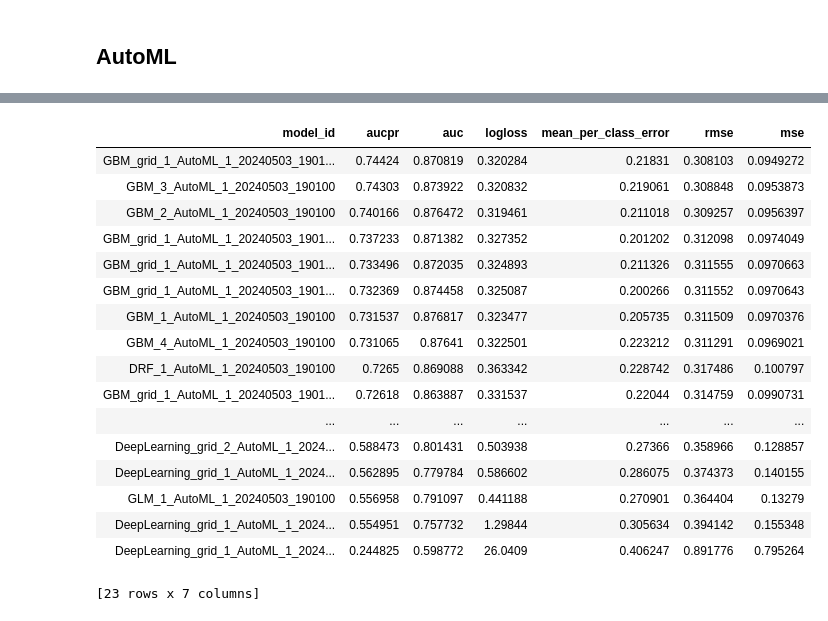
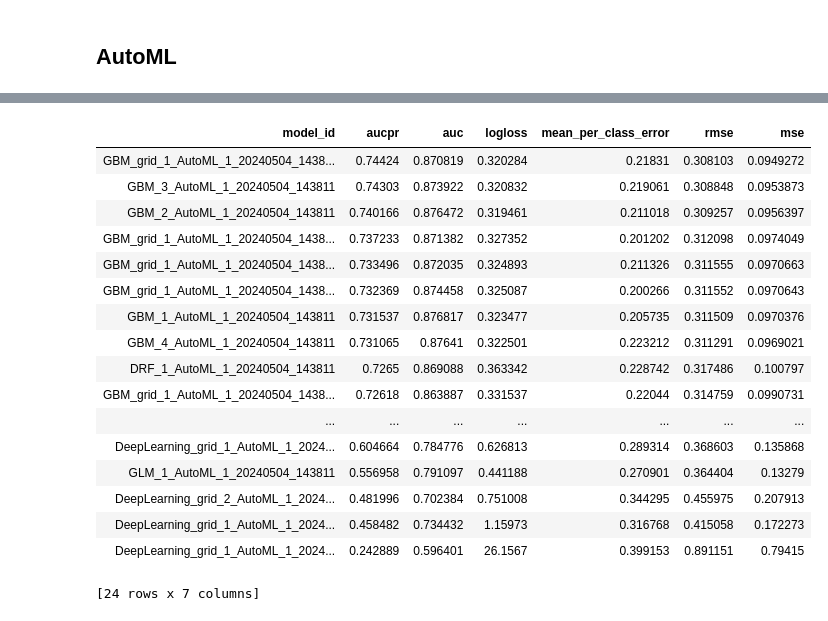
Before and after one commit to GuttoF/churn-prediction, a Jupyter notebook: churn_prediction/notebooks/c1_autoML.ipynb, the cells around one changed output, grey strips where cells are left out. Saved outputs shown, nothing was run; the diff lists cells and outputs as text; code cells hidden in the pictures.

```diff
--- a/churn_prediction/notebooks/c1_autoML.ipynb
+++ b/churn_prediction/notebooks/c1_autoML.ipynb
@@ -118,7 +118,7 @@ feature_columns = train_h2o.columns[:-1]
 aml = H2OAutoML(
     max_models=30,
     seed=seed,
-    max_runtime_secs=900,
+    max_runtime_secs=1800,
     project_name="churn_automl",
     stopping_metric="logloss",
     sort_metric="aucpr",
@@ -142,20 +142,20 @@ AutoML progress: |
 
 ███████████████████████████████████████████████████████████████| (done) 100%
 | model_id | aucpr | auc | logloss | mean_per_class_error | rmse | mse |
-| GBM_grid_1_AutoML_1_20240503_1901... | 0.74424 | 0.870819 | 0.320284 | 0.21831 | 0.308103 | 0.0949272 |
-| GBM_3_AutoML_1_20240503_190100 | 0.74303 | 0.873922 | 0.320832 | 0.219061 | 0.308848 | 0.0953873 |
-| GBM_2_AutoML_1_20240503_190100 | 0.740166 | 0.876472 | 0.319461 | 0.211018 | 0.309257 | 0.0956397 |
-| GBM_grid_1_AutoML_1_20240503_1901... | 0.737233 | 0.871382 | 0.327352 | 0.201202 | 0.312098 | 0.0974049 |
-| GBM_grid_1_AutoML_1_20240503_1901... | 0.733496 | 0.872035 | 0.324893 | 0.211326 | 0.311555 | 0.0970663 |
-| GBM_grid_1_AutoML_1_20240503_1901... | 0.732369 | 0.874458 | 0.325087 | 0.200266 | 0.311552 | 0.0970643 |
-| GBM_1_AutoML_1_20240503_190100 | 0.731537 | 0.876817 | 0.323477 | 0.205735 | 0.311509 | 0.0970376 |
-| GBM_4_AutoML_1_20240503_190100 | 0.731065 | 0.87641 | 0.322501 | 0.223212 | 0.311291 | 0.0969021 |
-| DRF_1_AutoML_1_20240503_190100 | 0.7265 | 0.869088 | 0.363342 | 0.228742 | 0.317486 | 0.100797 |
-| GBM_grid_1_AutoML_1_20240503_1901... | 0.72618 | 0.863887 | 0.331537 | 0.22044 | 0.314759 | 0.0990731 |
+| GBM_grid_1_AutoML_1_20240504_1438... | 0.74424 | 0.870819 | 0.320284 | 0.21831 | 0.308103 | 0.0949272 |
+| GBM_3_AutoML_1_20240504_143811 | 0.74303 | 0.873922 | 0.320832 | 0.219061 | 0.308848 | 0.0953873 |
+| GBM_2_AutoML_1_20240504_143811 | 0.740166 | 0.876472 | 0.319461 | 0.211018 | 0.309257 | 0.0956397 |
+| GBM_grid_1_AutoML_1_20240504_1438... | 0.737233 | 0.871382 | 0.327352 | 0.201202 | 0.312098 | 0.0974049 |
+| GBM_grid_1_AutoML_1_20240504_1438... | 0.733496 | 0.872035 | 0.324893 | 0.211326 | 0.311555 | 0.0970663 |
+| GBM_grid_1_AutoML_1_20240504_1438... | 0.732369 | 0.874458 | 0.325087 | 0.200266 | 0.311552 | 0.0970643 |
+| GBM_1_AutoML_1_20240504_143811 | 0.731537 | 0.876817 | 0.323477 | 0.205735 | 0.311509 | 0.0970376 |
+| GBM_4_AutoML_1_20240504_143811 | 0.731065 | 0.87641 | 0.322501 | 0.223212 | 0.311291 | 0.0969021 |
+| DRF_1_AutoML_1_20240504_143811 | 0.7265 | 0.869088 | 0.363342 | 0.228742 | 0.317486 | 0.100797 |
+| GBM_grid_1_AutoML_1_20240504_1438... | 0.72618 | 0.863887 | 0.331537 | 0.22044 | 0.314759 | 0.0990731 |
 | ... | ... | ... | ... | ... | ... | ... |
-| DeepLearning_grid_2_AutoML_1_2024... | 0.588473 | 0.801431 | 0.503938 | 0.27366 | 0.358966 | 0.128857 |
-| DeepLearning_grid_1_AutoML_1_2024... | 0.562895 | 0.779784 | 0.586602 | 0.286075 | 0.374373 | 0.140155 |
-| GLM_1_AutoML_1_20240503_190100 | 0.556958 | 0.791097 | 0.441188 | 0.270901 | 0.364404 | 0.13279 |
-| DeepLearning_grid_1_AutoML_1_2024... | 0.554951 | 0.757732 | 1.29844 | 0.305634 | 0.394142 | 0.155348 |
-| DeepLearning_grid_1_AutoML_1_2024... | 0.244825 | 0.598772 | 26.0409 | 0.406247 | 0.891776 | 0.795264 |
+| DeepLearning_grid_1_AutoML_1_2024... | 0.604664 | 0.784776 | 0.626813 | 0.289314 | 0.368603 | 0.135868 |
+| GLM_1_AutoML_1_20240504_143811 | 0.556958 | 0.791097 | 0.441188 | 0.270901 | 0.364404 | 0.13279 |
+| DeepLearning_grid_2_AutoML_1_2024... | 0.481996 | 0.702384 | 0.751008 | 0.344295 | 0.455975 | 0.207913 |
+| DeepLearning_grid_1_AutoML_1_2024... | 0.458482 | 0.734432 | 1.15973 | 0.316768 | 0.415058 | 0.172273 |
+| DeepLearning_grid_1_AutoML_1_2024... | 0.242889 | 0.596401 | 26.1567 | 0.399153 | 0.891151 | 0.79415 |
-[23 rows x 7 columns]
+[24 rows x 7 columns]
```
Also changed, not shown: parts of 8 cells of this notebook, 9 other files.
